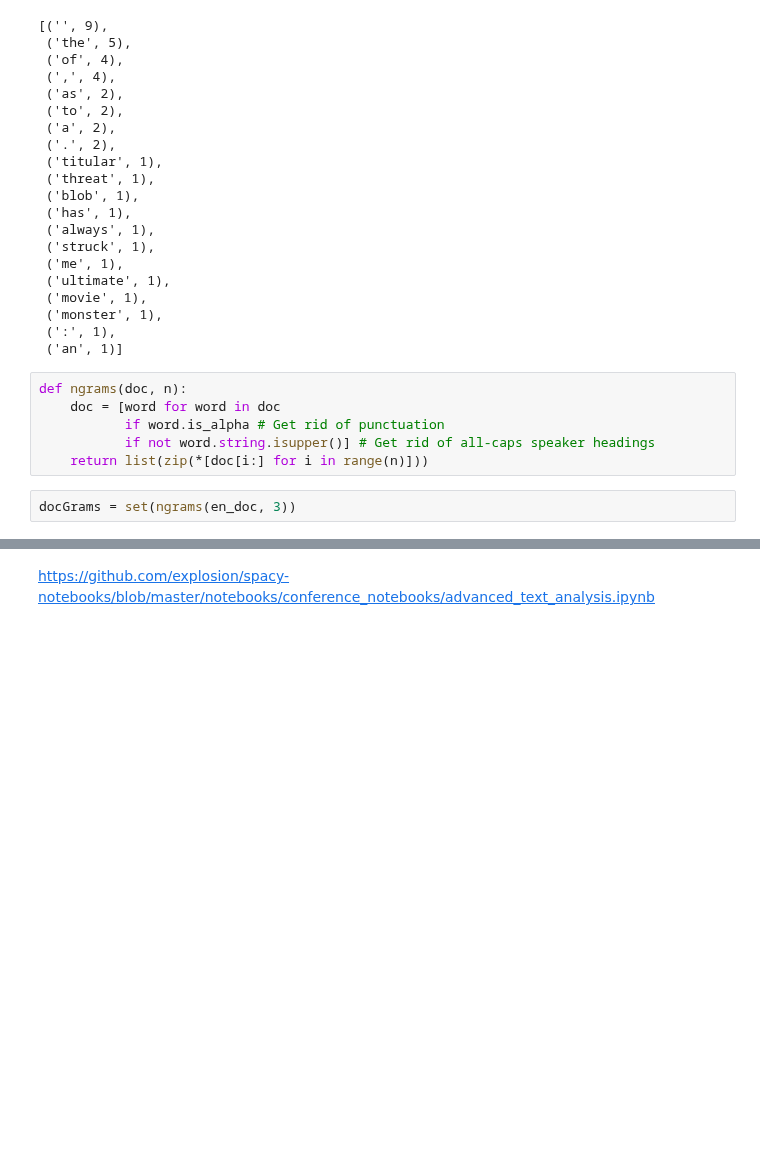
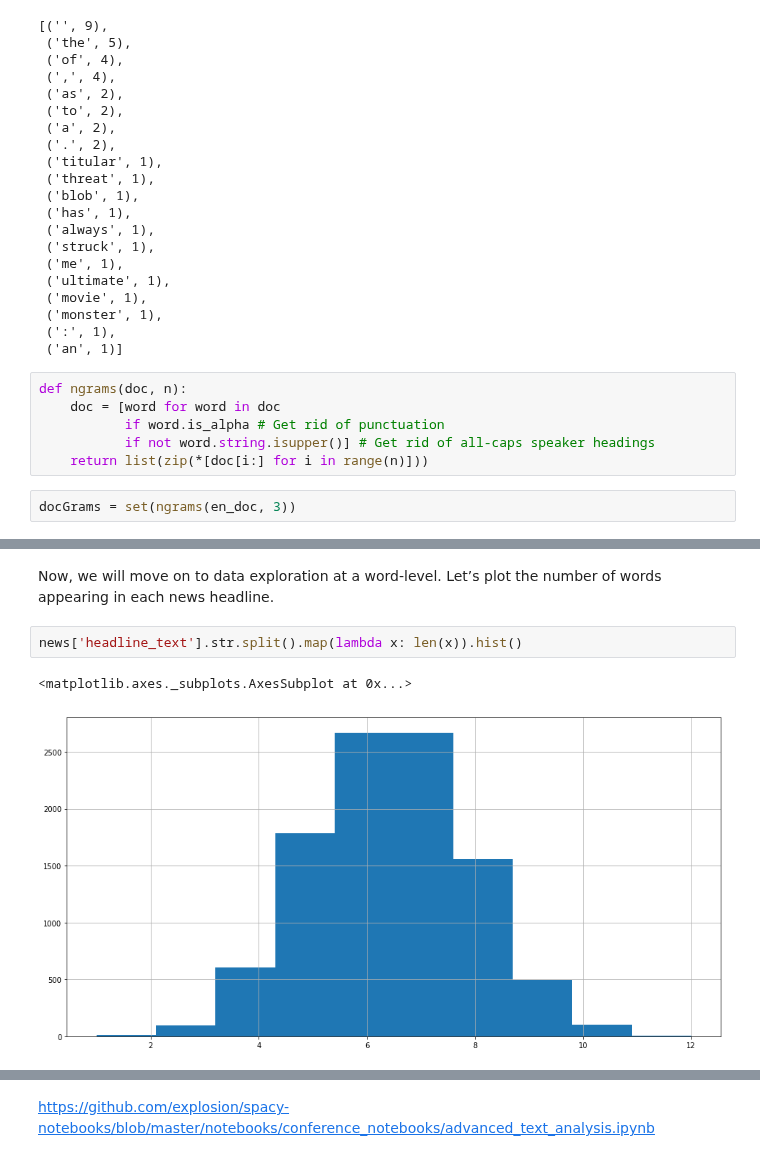
Before and after one commit to rsouza/FGV_Intro_DS, a Jupyter notebook: notebooks/EDA_Textual_Analysis.ipynb, the cells around one changed output, grey strips where cells are left out. Cells and saved outputs as stored; diff of their text form; blank space fills up the shorter version.

```diff
--- a/notebooks/EDA_Textual_Analysis.ipynb
+++ b/notebooks/EDA_Textual_Analysis.ipynb
@@ -1331,0 +1390,7 @@ The vectors SpaCy uses are the GloVe vectors, Stanford's Global Vectors for Word
+# %% [markdown]
+Now, we will move on to data exploration at a word-level. Let’s plot the number of words appearing in each news headline.
+# %%
+news['headline_text'].str.split().map(lambda x: len(x)).hist()
+# %% [output]
+<matplotlib.axes._subplots.AxesSubplot at 0x...>
+[figure, added]
```
Also changed, not shown: parts of 77 cells of this notebook, 1 other file.
